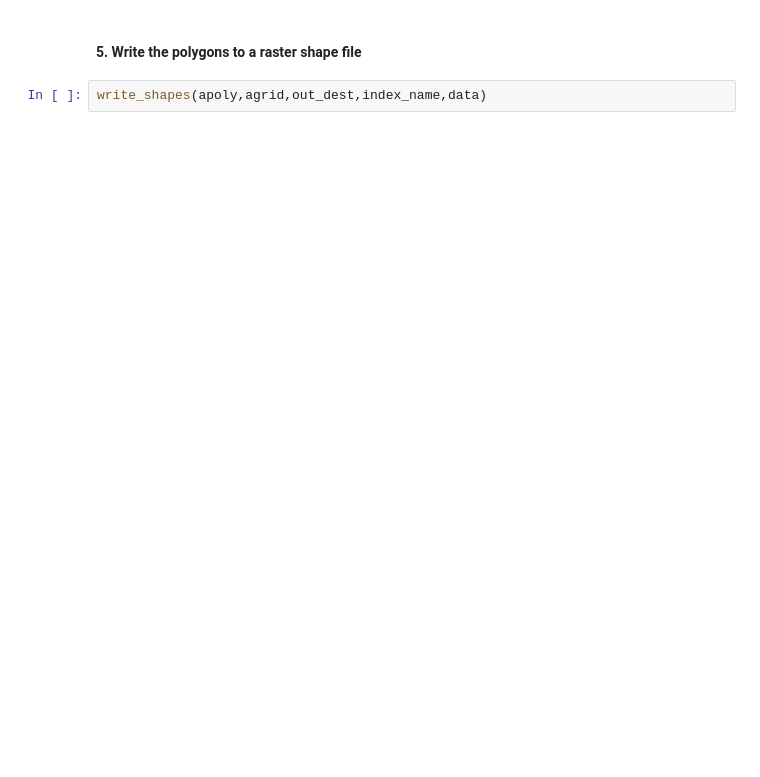
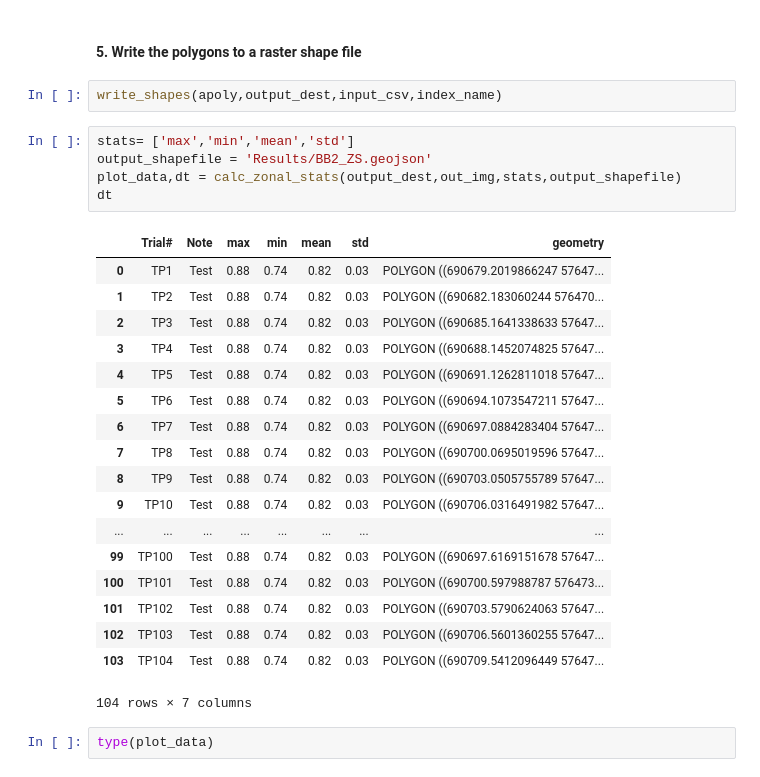
Before and after one commit to j-la-haye/write_field_grid, a Jupyter notebook: Visualize_Field_Plot_v0.ipynb, the cells around one changed output. Cells and saved outputs as stored; diff of their text form; blank space fills up the shorter version.

```diff
--- a/Visualize_Field_Plot_v0.ipynb
+++ b/Visualize_Field_Plot_v0.ipynb
@@ -67,4 +76,30 @@ plot_grid(poly,ndvi)
 # %% [markdown]
 #### 5. Write the polygons to a raster shape file
 # %%
-write_shapes(apoly,agrid,out_dest,index_name,data)
+write_shapes(apoly,output_dest,input_csv,index_name)
+# %%
+stats= ['max','min','mean','std']
+output_shapefile = 'Results/BB2_ZS.geojson'
+plot_data,dt = calc_zonal_stats(output_dest,out_img,stats,output_shapefile)
+dt
+# %% [output]
+|  | Trial# | Note | max | min | mean | std | geometry |
+| 0 | TP1 | Test | 0.88 | 0.74 | 0.82 | 0.03 | POLYGON ((690679.2019866247 57647... |
+| 1 | TP2 | Test | 0.88 | 0.74 | 0.82 | 0.03 | POLYGON ((690682.183060244 576470... |
+| 2 | TP3 | Test | 0.88 | 0.74 | 0.82 | 0.03 | POLYGON ((690685.1641338633 57647... |
+| 3 | TP4 | Test | 0.88 | 0.74 | 0.82 | 0.03 | POLYGON ((690688.1452074825 57647... |
+| 4 | TP5 | Test | 0.88 | 0.74 | 0.82 | 0.03 | POLYGON ((690691.1262811018 57647... |
+| 5 | TP6 | Test | 0.88 | 0.74 | 0.82 | 0.03 | POLYGON ((690694.1073547211 57647... |
+| 6 | TP7 | Test | 0.88 | 0.74 | 0.82 | 0.03 | POLYGON ((690697.0884283404 57647... |
+| 7 | TP8 | Test | 0.88 | 0.74 | 0.82 | 0.03 | POLYGON ((690700.0695019596 57647... |
+| 8 | TP9 | Test | 0.88 | 0.74 | 0.82 | 0.03 | POLYGON ((690703.0505755789 57647... |
+| 9 | TP10 | Test | 0.88 | 0.74 | 0.82 | 0.03 | POLYGON ((690706.0316491982 57647... |
+| ... | ... | ... | ... | ... | ... | ... | ... |
+| 99 | TP100 | Test | 0.88 | 0.74 | 0.82 | 0.03 | POLYGON ((690697.6169151678 57647... |
+| 100 | TP101 | Test | 0.88 | 0.74 | 0.82 | 0.03 | POLYGON ((690700.597988787 576473... |
+| 101 | TP102 | Test | 0.88 | 0.74 | 0.82 | 0.03 | POLYGON ((690703.5790624063 57647... |
+| 102 | TP103 | Test | 0.88 | 0.74 | 0.82 | 0.03 | POLYGON ((690706.5601360255 57647... |
+| 103 | TP104 | Test | 0.88 | 0.74 | 0.82 | 0.03 | POLYGON ((690709.5412096449 57647... |
+104 rows × 7 columns
+# %%
+type(plot_data)
```
Also changed, not shown: parts of 8 cells of this notebook.
